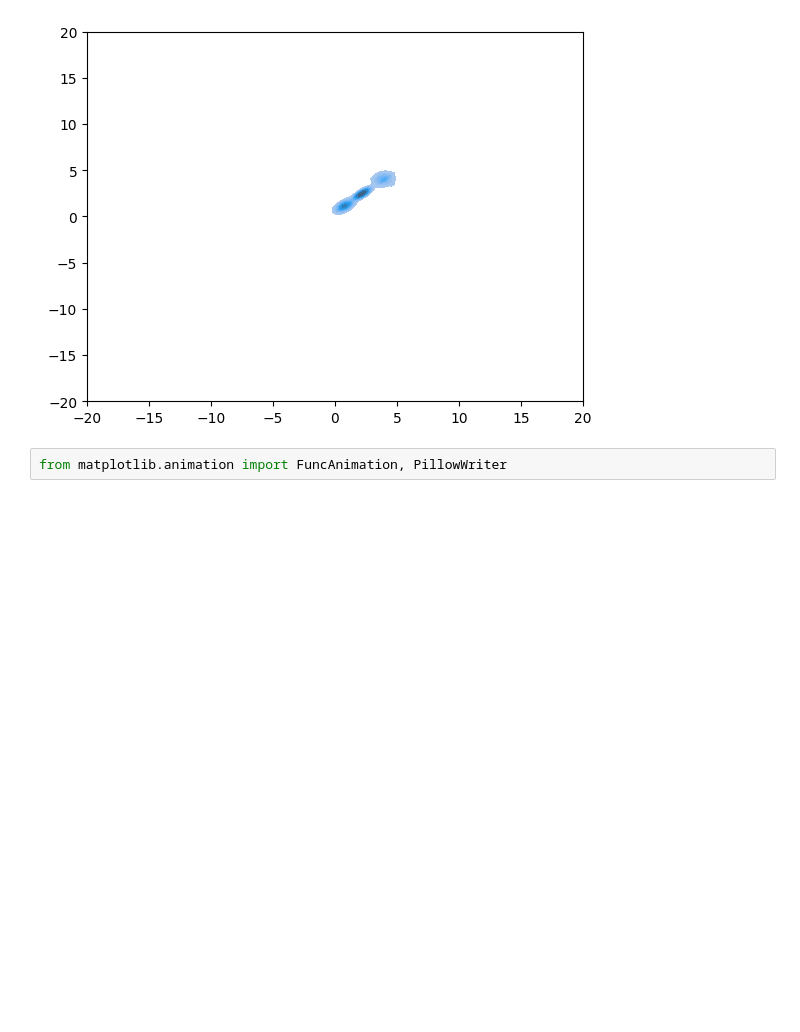
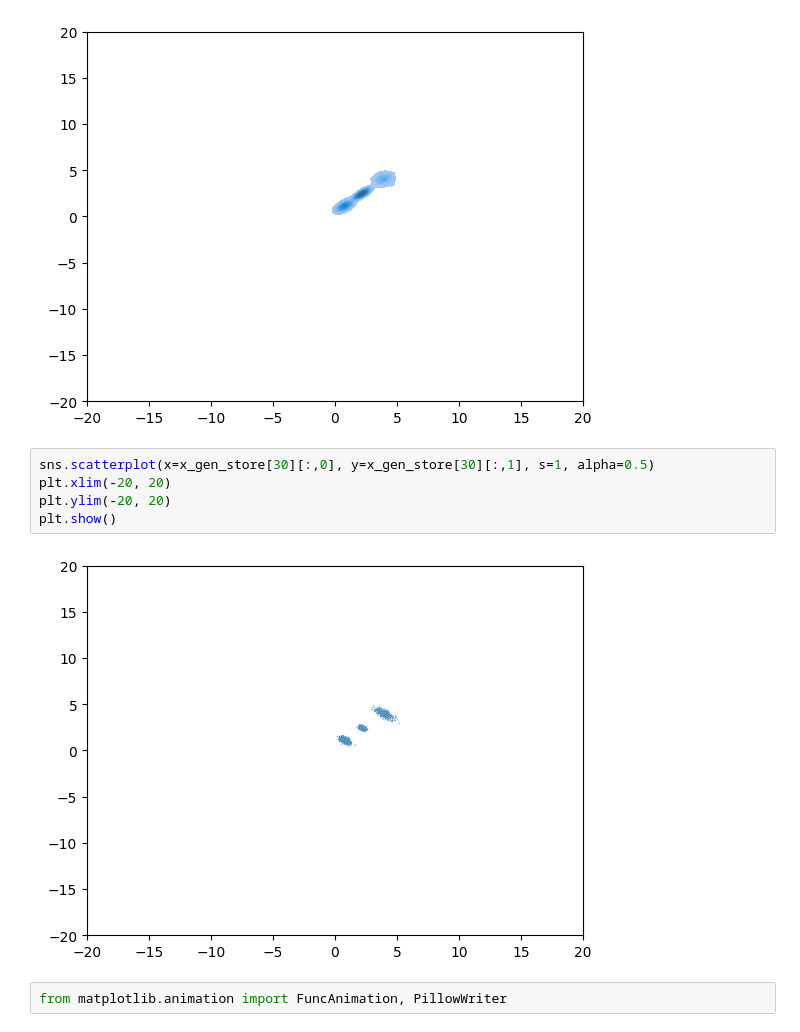
Before and after one commit to anvuongb/ddpm_torch, a Jupyter notebook: notebooks/sde_test_2d_gaussian.ipynb, the cells around one changed output. Saved outputs shown, nothing was run; the diff lists cells and outputs as text; blank space fills up the shorter version.

```diff
--- a/notebooks/sde_test_2d_gaussian.ipynb
+++ b/notebooks/sde_test_2d_gaussian.ipynb
@@ -115,6 +115,13 @@ plt.ylim(-20, 20)
 plt.show()
 # %% [output]
 [figure]
+# %%
+sns.scatterplot(x=x_gen_store[30][:,0], y=x_gen_store[30][:,1], s=1, alpha=0.5)
+plt.xlim(-20, 20)
+plt.ylim(-20, 20)
+plt.show()
+# %% [output]
+[figure, added]
 # %%
 from matplotlib.animation import FuncAnimation, PillowWriter
 # %%
```
Also changed, not shown: parts of 2 cells of this notebook, 6 other files.
